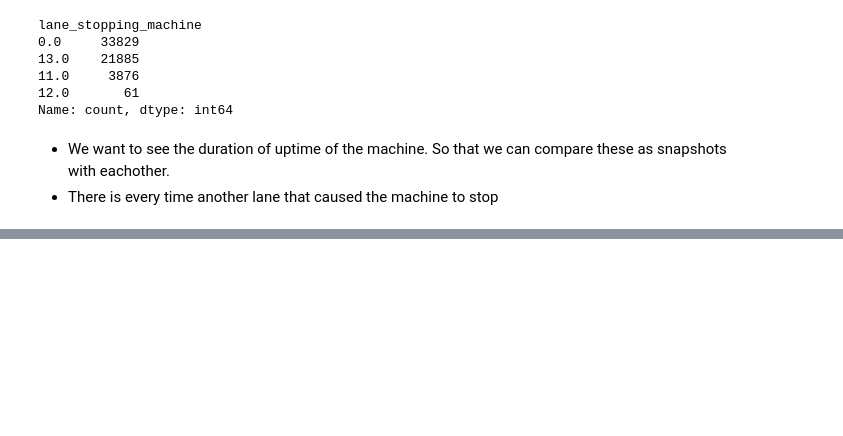
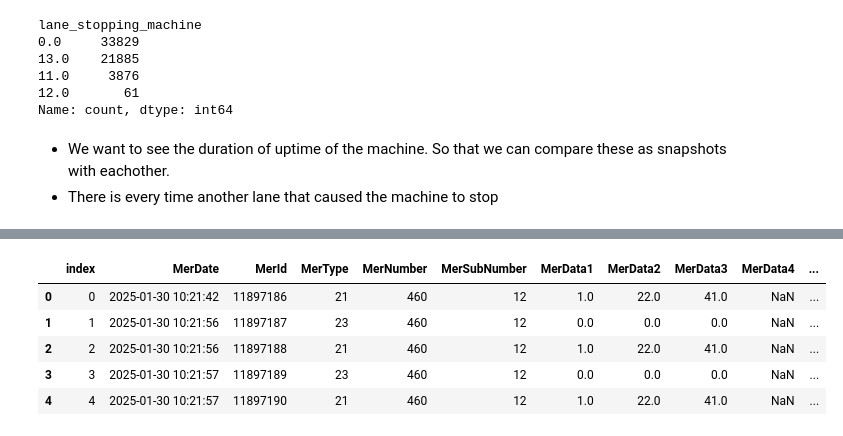
Before and after one commit to AcidSudo/Sanovo_19052025, a Jupyter notebook: exploration_21052025.ipynb, the cells around one changed output, grey strips where cells are left out. Cells and saved outputs as stored; diff of their text form; code cells hidden in the pictures; blank space fills up the shorter version.

```diff
--- a/exploration_21052025.ipynb
+++ b/exploration_21052025.ipynb
@@ -143,0 +161,10 @@ Extracted and saved 24081 chunks.
+# %%
+snapshots = pd.read_csv('/Users/tyco/Desktop/MADS/sanovo_19052025/data/processed/data_snapshots.csv')
+snapshots.head(5)
+# %% [output]
+|  | index | MerDate | MerId | MerType | MerNumber | MerSubNumber | MerData1 | MerData2 | MerData3 | MerData4 | ... |
+| 0 | 0 | 2025-01-30 10:21:42 | 11897186 | 21 | 460 | 12 | 1.0 | 22.0 | 41.0 | NaN | ... |
+| 1 | 1 | 2025-01-30 10:21:56 | 11897187 | 23 | 460 | 12 | 0.0 | 0.0 | 0.0 | NaN | ... |
+| 2 | 2 | 2025-01-30 10:21:56 | 11897188 | 21 | 460 | 12 | 1.0 | 22.0 | 41.0 | NaN | ... |
+| 3 | 3 | 2025-01-30 10:21:57 | 11897189 | 23 | 460 | 12 | 0.0 | 0.0 | 0.0 | NaN | ... |
+| 4 | 4 | 2025-01-30 10:21:57 | 11897190 | 21 | 460 | 12 | 1.0 | 22.0 | 41.0 | NaN | ... |
```
Also changed, not shown: parts of 13 cells of this notebook, 3 other files.
